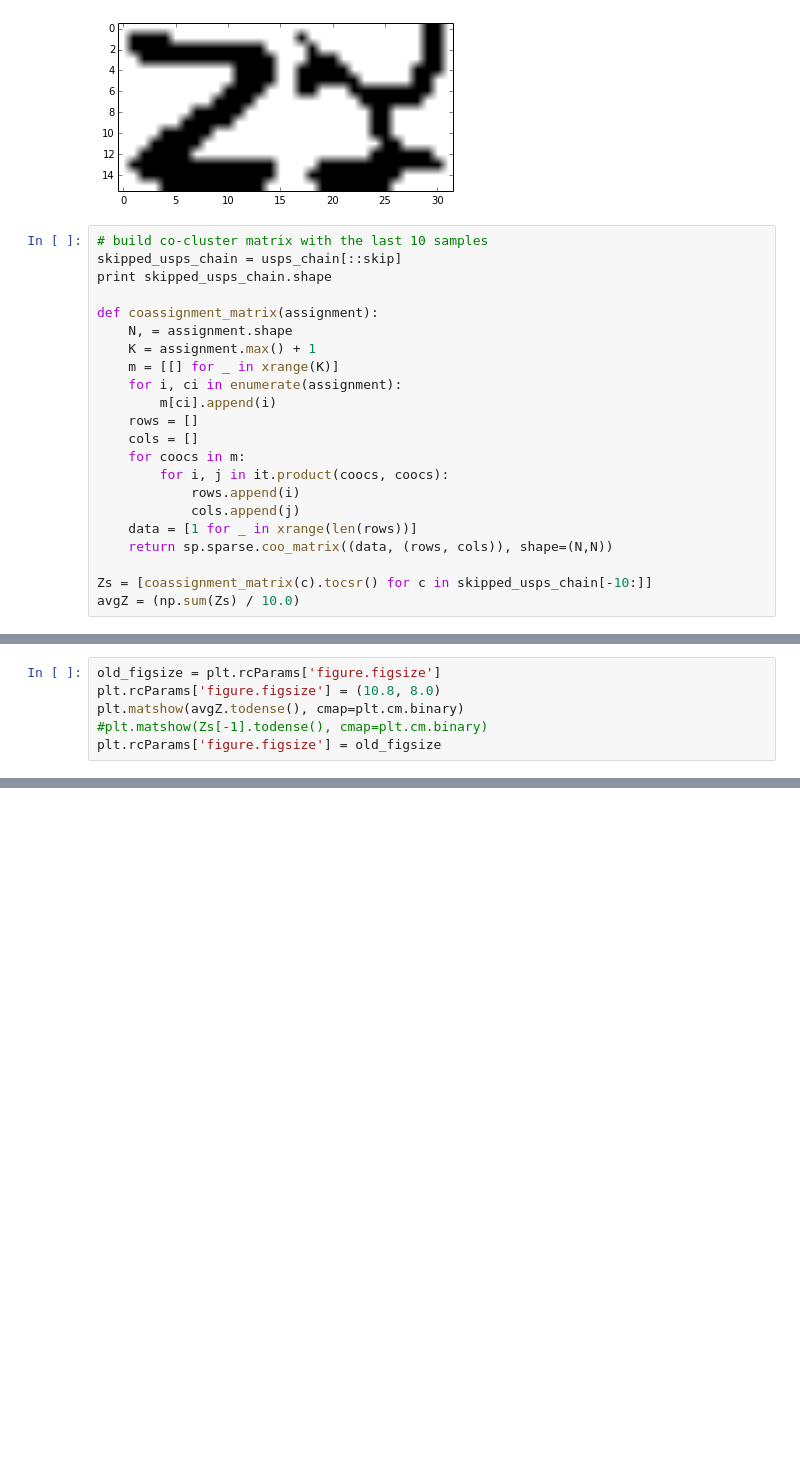
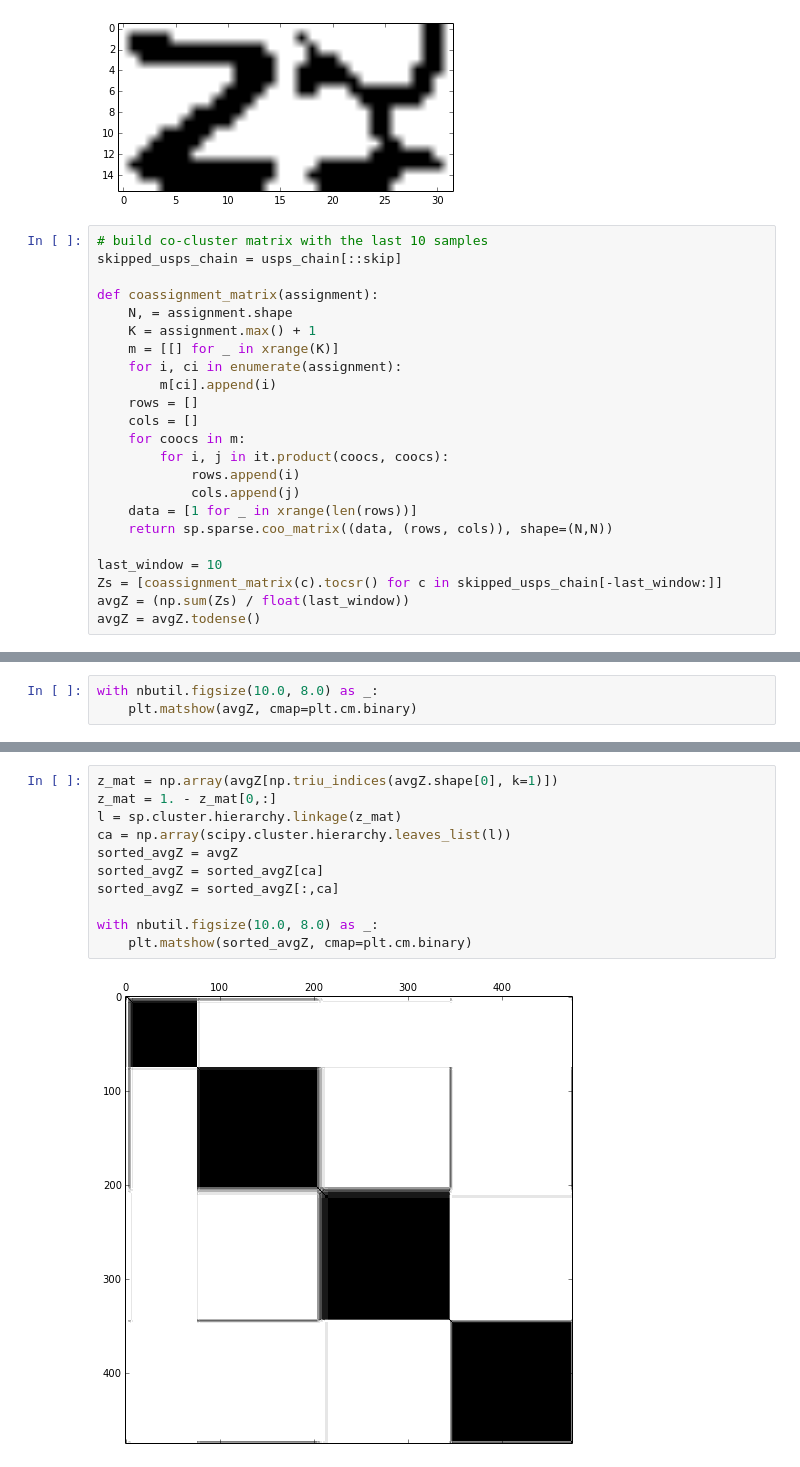
Before and after one commit to stephentu/mcmc-sandbox, a Jupyter notebook: gibbs/np-gibbs-beta-bernoulli.ipynb, the cells around one changed output, grey strips where cells are left out. Saved outputs shown, nothing was run; the diff lists cells and outputs as text; blank space fills up the shorter version.

Commit message:
WIP: cluster the co-occurance matrix

```diff
--- a/gibbs/np-gibbs-beta-bernoulli.ipynb
+++ b/gibbs/np-gibbs-beta-bernoulli.ipynb
@@ -494,7 +494,6 @@ for b in bad_bins:
 # %%
 # build co-cluster matrix with the last 10 samples
 skipped_usps_chain = usps_chain[::skip]
-print skipped_usps_chain.shape
 
 def coassignment_matrix(assignment):
     N, = assignment.shape
@@ -511,5 +510,7 @@ def coassignment_matrix(assignment):
     data = [1 for _ in xrange(len(rows))]
     return sp.sparse.coo_matrix((data, (rows, cols)), shape=(N,N))
 
-Zs = [coassignment_matrix(c).tocsr() for c in skipped_usps_chain[-10:]]
-avgZ = (np.sum(Zs) / 10.0)
+last_window = 10
+Zs = [coassignment_matrix(c).tocsr() for c in skipped_usps_chain[-last_window:]]
+avgZ = (np.sum(Zs) / float(last_window))
+avgZ = avgZ.todense()
@@ -518,6 +516,0 @@ avgZ = (np.sum(Zs) / 10.0)
-# %%
-old_figsize = plt.rcParams['figure.figsize']
-plt.rcParams['figure.figsize'] = (10.8, 8.0)
-plt.matshow(avgZ.todense(), cmap=plt.cm.binary)
-#plt.matshow(Zs[-1].todense(), cmap=plt.cm.binary)
-plt.rcParams['figure.figsize'] = old_figsize
@@ -525,0 +517,3 @@ plt.rcParams['figure.figsize'] = old_figsize
+# %%
+with nbutil.figsize(10.0, 8.0) as _:
+    plt.matshow(avgZ, cmap=plt.cm.binary)
@@ -525,0 +522,13 @@ plt.rcParams['figure.figsize'] = old_figsize
+# %%
+z_mat = np.array(avgZ[np.triu_indices(avgZ.shape[0], k=1)])
+z_mat = 1. - z_mat[0,:]
+l = sp.cluster.hierarchy.linkage(z_mat)
+ca = np.array(scipy.cluster.hierarchy.leaves_list(l))
+sorted_avgZ = avgZ
+sorted_avgZ = sorted_avgZ[ca]
+sorted_avgZ = sorted_avgZ[:,ca]
+
+with nbutil.figsize(10.0, 8.0) as _:
+    plt.matshow(sorted_avgZ, cmap=plt.cm.binary)
+# %% [output]
+[figure, added]
```
Also changed, not shown: parts of 5 cells of this notebook, 1 other file.
